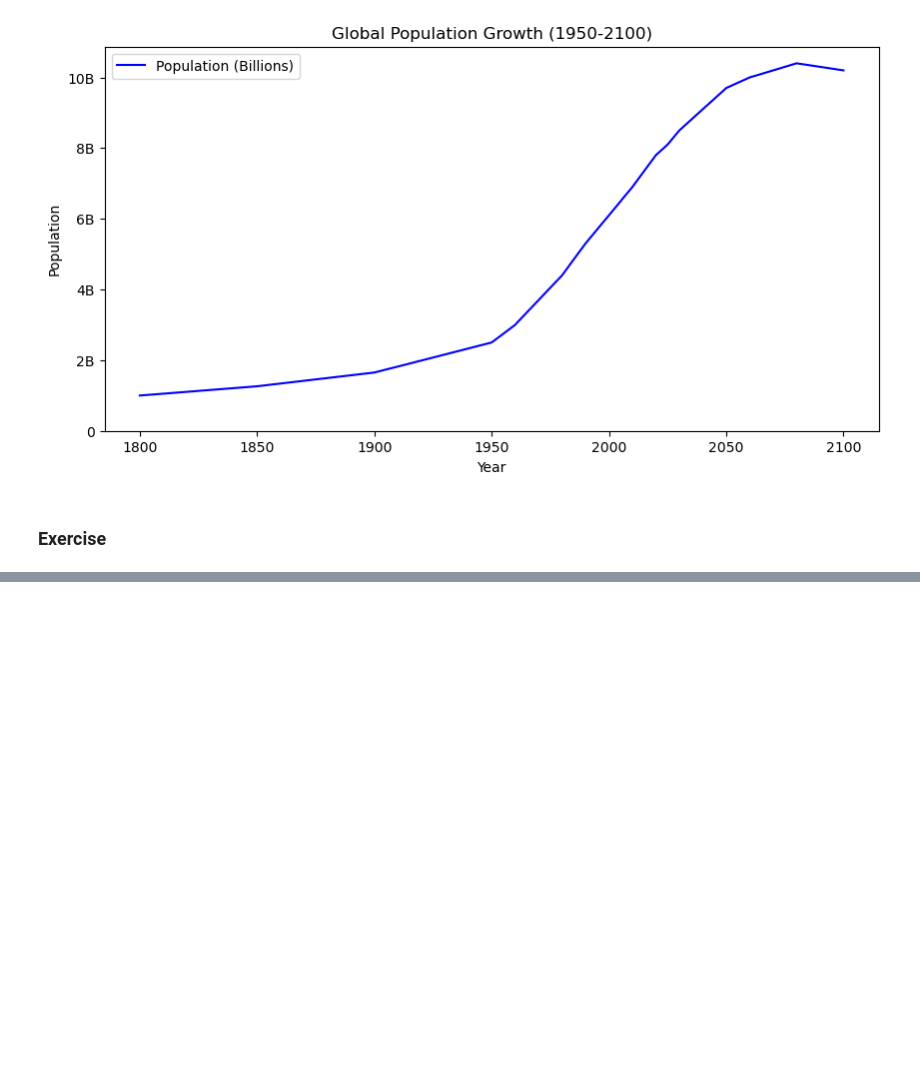
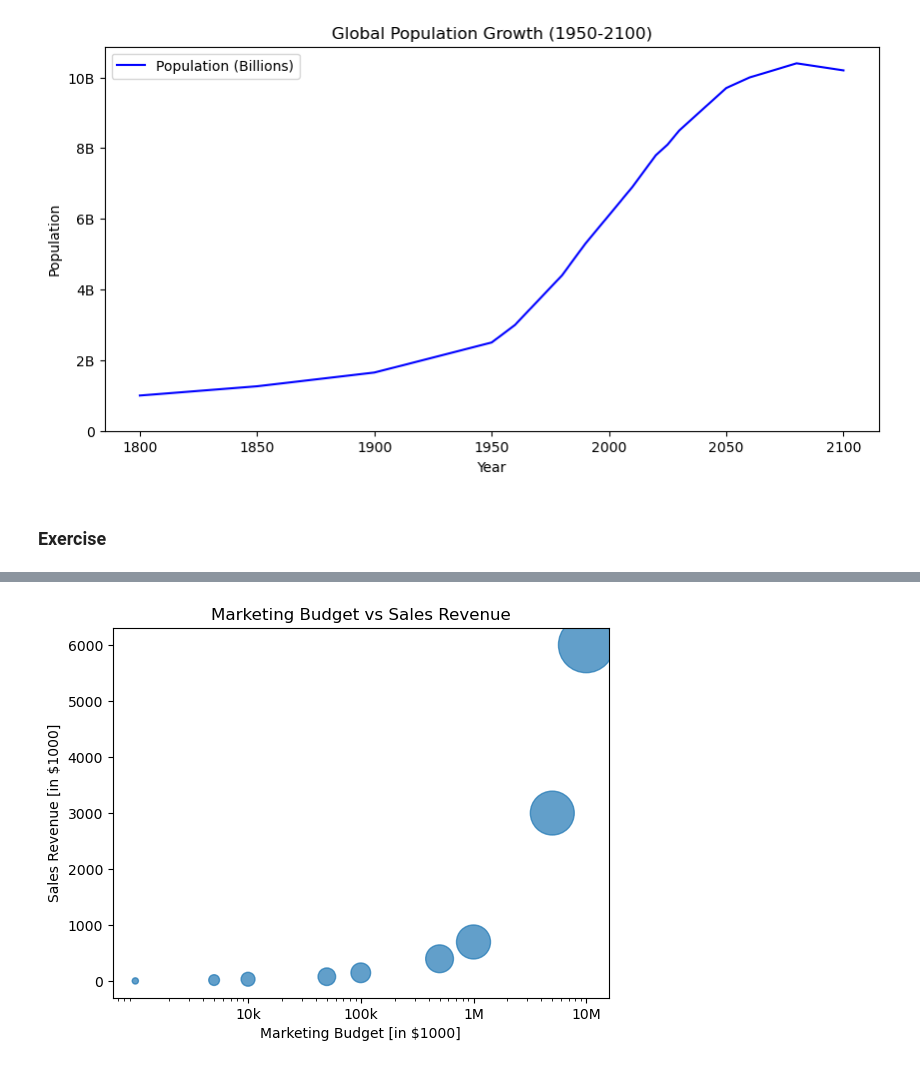
Before and after one commit to kar137/datascience-python, a Jupyter notebook: notebooks/intermediate-python.ipynb, the cells around one changed output, grey strips where cells are left out. Drawn from its saved outputs; the diff is of its cells as text; code cells hidden in the pictures; blank space fills up the shorter version.

```diff
--- a/notebooks/intermediate-python.ipynb
+++ b/notebooks/intermediate-python.ipynb
@@ -172,0 +230,27 @@ plt.show()
+# %%
+# Sample data: marketing budget (in $1000) vs sales revenue (in $1000)
+marketing_budget = [1, 5, 10, 50, 100, 500, 1000, 5000, 10000]
+sales_revenue = [5, 20, 35, 80, 150, 400, 700, 3000, 6000]
+
+# Store number of campaigns as a numpy array: np_campaigns
+np_campaigns = np.array([10, 30, 50, 80, 100, 200, 300, 500, 800])
+
+# Double np_campaigns to emphasize marker sizes
+np_campaigns *= 2
+
+# Create scatter plot with varying marker sizes
+plt.scatter(marketing_budget, sales_revenue, s=np_campaigns, alpha=0.7)
+
+# Customize axes
+plt.xscale('log')
+plt.xlabel('Marketing Budget [in $1000]')
+plt.ylabel('Sales Revenue [in $1000]')
+plt.title('Marketing Budget vs Sales Revenue')
+
+# Custom x-axis ticks
+plt.xticks([10, 100, 1000, 10000], ['10k', '100k', '1M', '10M'])
+
+# Display the plot
+plt.show()
+# %% [output]
+[figure, added]
```
Also changed, not shown: parts of 6 cells of this notebook.
